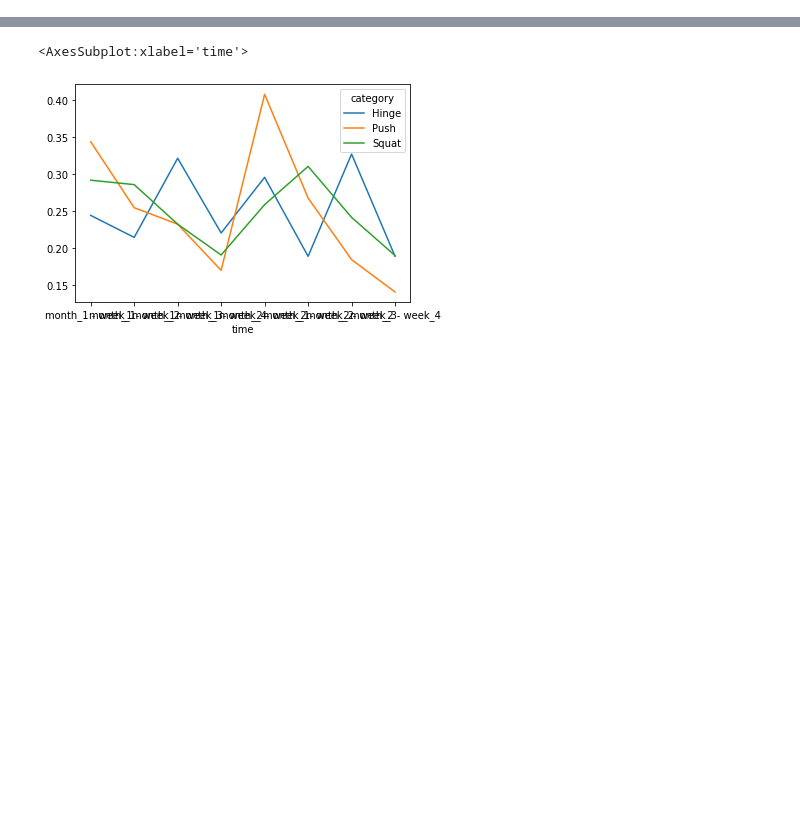
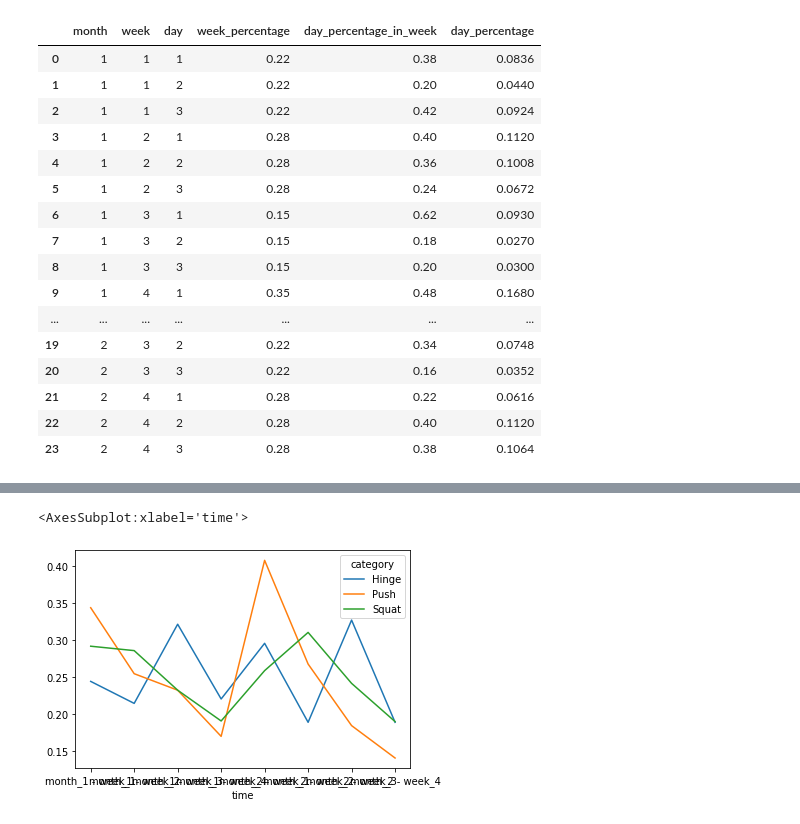
Before and after one commit to anabranch/kb, a Jupyter notebook: debug.ipynb, the cells around one changed output, grey strips where cells are left out. Cells and saved outputs as stored; diff of their text form; code cells hidden in the pictures; blank space fills up the shorter version.

```diff
--- a/debug.ipynb
+++ b/debug.ipynb
@@ -18,0 +189,20 @@ e3 = p.Exercise("Goblet Squat", 44)
+# %%
+pr.get_percentage_plan()
+# %% [output]
+|  | month | week | day | week_percentage | day_percentage_in_week | day_percentage |
+| 0 | 1 | 1 | 1 | 0.22 | 0.38 | 0.0836 |
+| 1 | 1 | 1 | 2 | 0.22 | 0.20 | 0.0440 |
+| 2 | 1 | 1 | 3 | 0.22 | 0.42 | 0.0924 |
+| 3 | 1 | 2 | 1 | 0.28 | 0.40 | 0.1120 |
+| 4 | 1 | 2 | 2 | 0.28 | 0.36 | 0.1008 |
+| 5 | 1 | 2 | 3 | 0.28 | 0.24 | 0.0672 |
+| 6 | 1 | 3 | 1 | 0.15 | 0.62 | 0.0930 |
+| 7 | 1 | 3 | 2 | 0.15 | 0.18 | 0.0270 |
+| 8 | 1 | 3 | 3 | 0.15 | 0.20 | 0.0300 |
+| 9 | 1 | 4 | 1 | 0.35 | 0.48 | 0.1680 |
+| ... | ... | ... | ... | ... | ... | ... |
+| 19 | 2 | 3 | 2 | 0.22 | 0.34 | 0.0748 |
+| 20 | 2 | 3 | 3 | 0.22 | 0.16 | 0.0352 |
+| 21 | 2 | 4 | 1 | 0.28 | 0.22 | 0.0616 |
+| 22 | 2 | 4 | 2 | 0.28 | 0.40 | 0.1120 |
+| 23 | 2 | 4 | 3 | 0.28 | 0.38 | 0.1064 |
```
Also changed, not shown: parts of 17 cells of this notebook, 5 other files.
